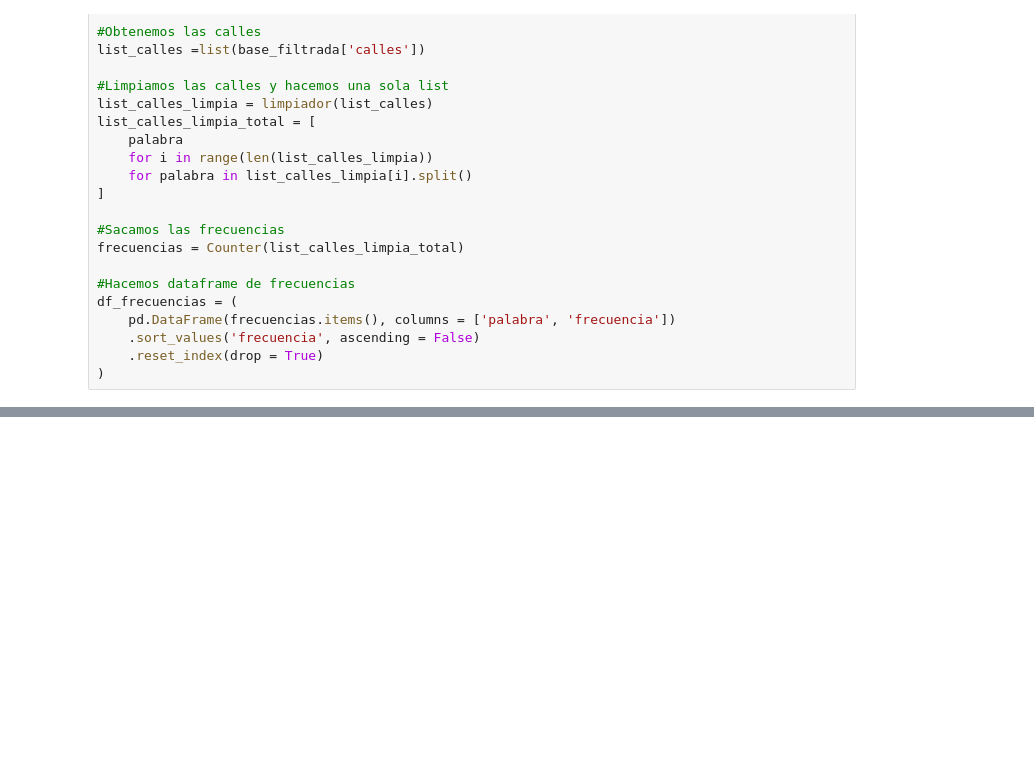
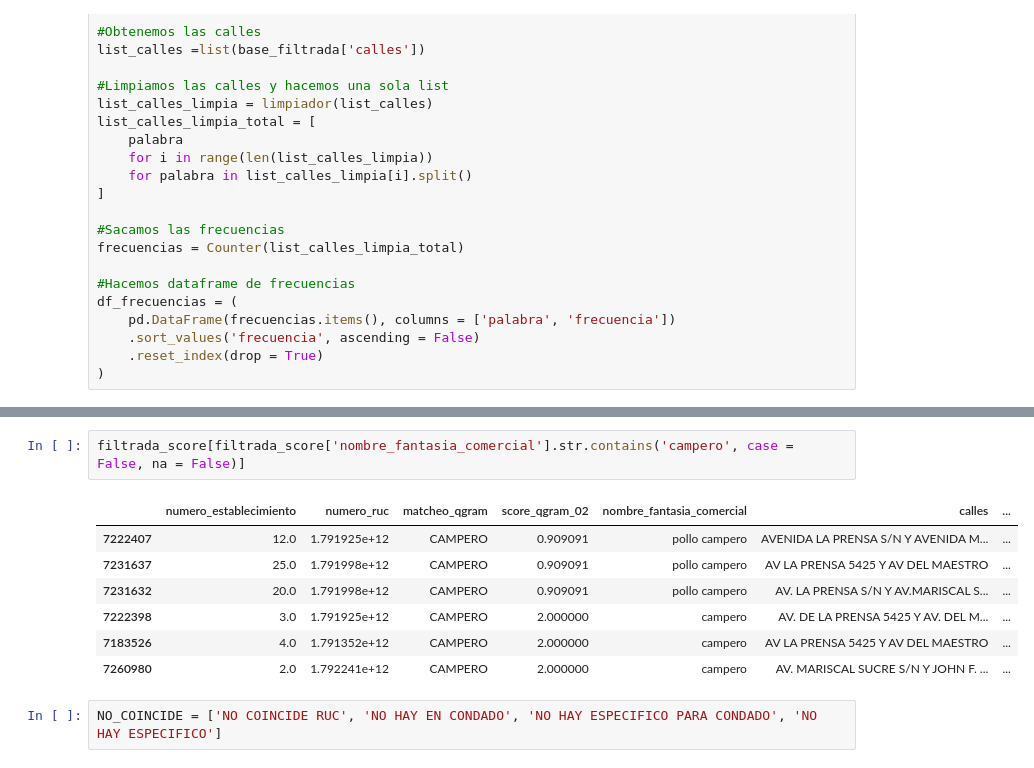
Before and after one commit to Leo-Maker636/centros_comerciales, a Jupyter notebook: sandbox/busqueda_rucs/localizacion_codigo_establecimiento.ipynb, the cells around one changed output, grey strips where cells are left out. Saved outputs shown, nothing was run; the diff lists cells and outputs as text; blank space fills up the shorter version.

```diff
--- a/sandbox/busqueda_rucs/localizacion_codigo_establecimiento.ipynb
+++ b/sandbox/busqueda_rucs/localizacion_codigo_establecimiento.ipynb
@@ -215,0 +255,12 @@ base_registro_civil_test[base_registro_civil_test['match_qgram'].notna()][['nume
+# %%
+filtrada_score[filtrada_score['nombre_fantasia_comercial'].str.contains('campero', case = False, na = False)]
+# %% [output]
+|  | numero_establecimiento | numero_ruc | matcheo_qgram | score_qgram_02 | nombre_fantasia_comercial | calles | ... |
+| 7222407 | 12.0 | 1.791925e+12 | CAMPERO | 0.909091 | pollo campero | AVENIDA LA PRENSA S/N Y AVENIDA M... | ... |
+| 7231637 | 25.0 | 1.791998e+12 | CAMPERO | 0.909091 | pollo campero | AV LA PRENSA 5425 Y AV DEL MAESTRO | ... |
+| 7231632 | 20.0 | 1.791998e+12 | CAMPERO | 0.909091 | pollo campero | AV. LA PRENSA S/N Y AV.MARISCAL S... | ... |
+| 7222398 | 3.0 | 1.791925e+12 | CAMPERO | 2.000000 | campero | AV. DE LA PRENSA 5425 Y AV. DEL M... | ... |
+| 7183526 | 4.0 | 1.791352e+12 | CAMPERO | 2.000000 | campero | AV LA PRENSA 5425 Y AV DEL MAESTRO | ... |
+| 7260980 | 2.0 | 1.792241e+12 | CAMPERO | 2.000000 | campero | AV. MARISCAL SUCRE S/N Y JOHN F. ... | ... |
+# %%
+NO_COINCIDE = ['NO COINCIDE RUC', 'NO HAY EN CONDADO', 'NO HAY ESPECIFICO PARA CONDADO', 'NO HAY ESPECIFICO']
```
Also changed, not shown: parts of 28 cells of this notebook, 8 other files.
